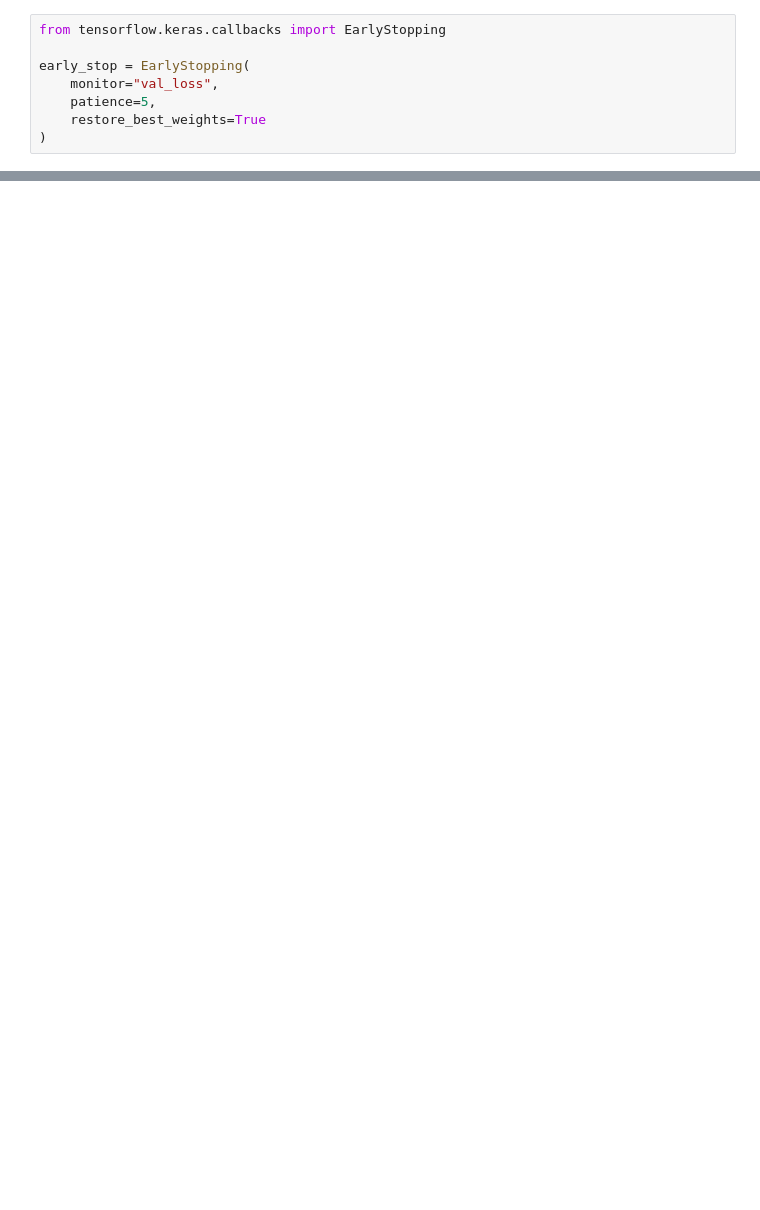
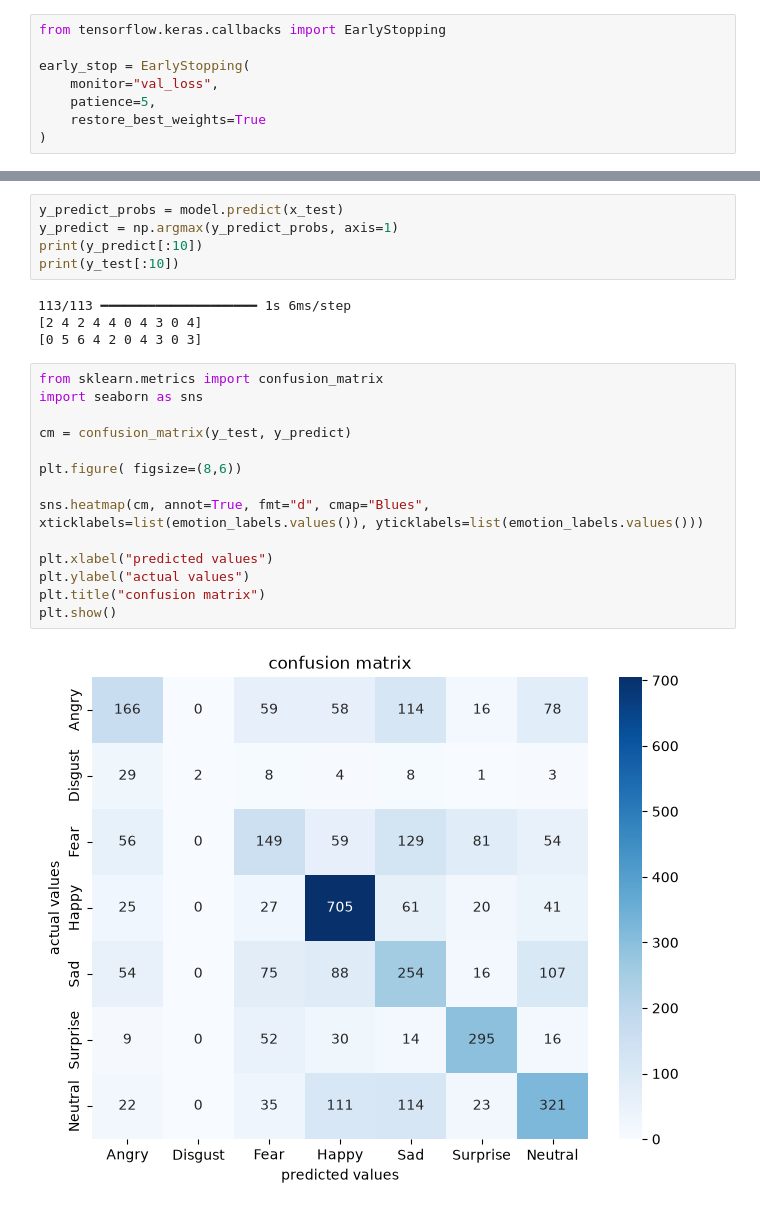
Before and after one commit to yegumi/facemood-detector, a Jupyter notebook: explore_dataset.ipynb, the cells around one changed output, grey strips where cells are left out. Drawn from its saved outputs; the diff is of its cells as text; blank space fills up the shorter version.

Commit message:
confusion matrix

```diff
--- a/explore_dataset.ipynb
+++ b/explore_dataset.ipynb
@@ -216,0 +227,25 @@ val_loss: 1.247917890548706 | val_accuracy: 0.531345784664154
+# %%
+y_predict_probs = model.predict(x_test)
+y_predict = np.argmax(y_predict_probs, axis=1)
+print(y_predict[:10])
+print(y_test[:10])
+# %% [output]
+113/113 ━━━━━━━━━━━━━━━━━━━━ 1s 6ms/step
+[2 4 2 4 4 0 4 3 0 4]
+[0 5 6 4 2 0 4 3 0 3]
+# %%
+from sklearn.metrics import confusion_matrix
+import seaborn as sns
+
+cm = confusion_matrix(y_test, y_predict)
+
+plt.figure( figsize=(8,6))
+
+sns.heatmap(cm, annot=True, fmt="d", cmap="Blues", xticklabels=list(emotion_labels.values()), yticklabels=list(emotion_labels.values()))
+
+plt.xlabel("predicted values")
+plt.ylabel("actual values")
+plt.title("confusion matrix")
+plt.show()
+# %% [output]
+[figure, added]
```
Also changed, not shown: parts of 7 cells of this notebook, 1 other file.
